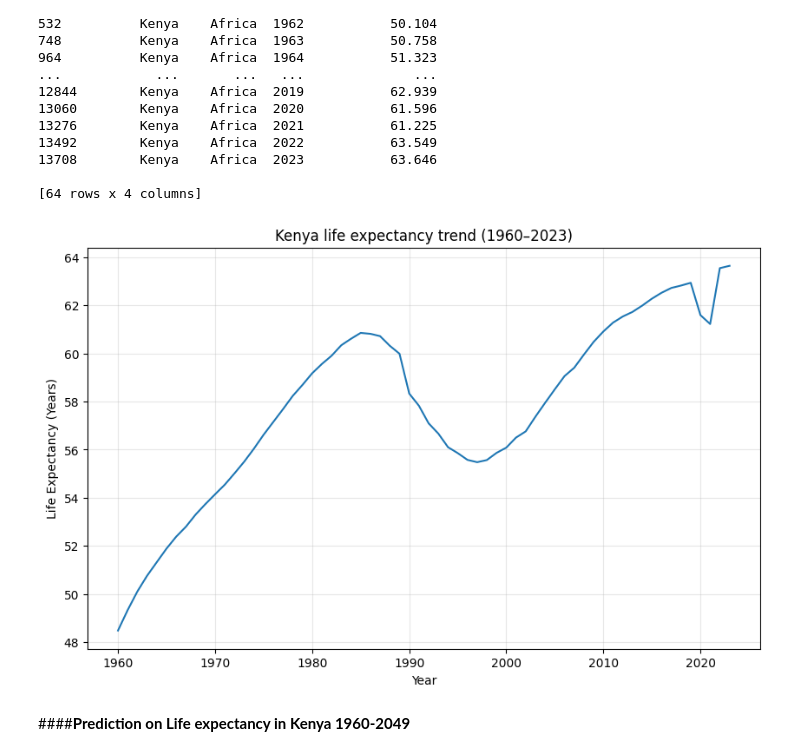
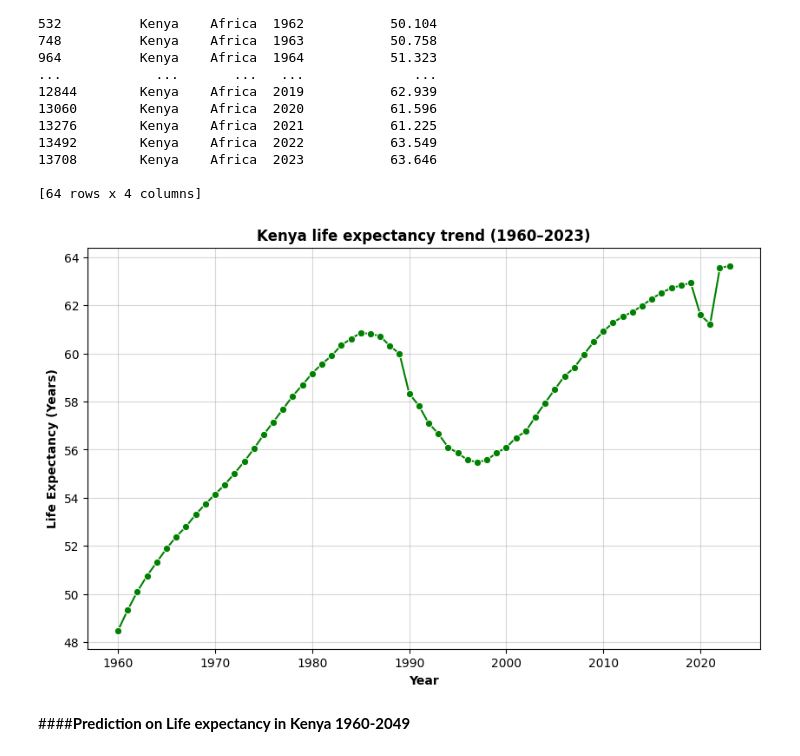
Before and after one commit to BrentOchieng/Global-Life-Expectancy-Trend-1960-2049, a Jupyter notebook: Global_Life_expectancy_Trends_(1960_2023).ipynb, the cells around one changed output. Cells and saved outputs as stored; diff of their text form; code cells hidden in the pictures.

```diff
--- a/Global_Life_expectancy_Trends_(1960_2023).ipynb
+++ b/Global_Life_expectancy_Trends_(1960_2023).ipynb
@@ -927,19 +919,15 @@ print(kenya_df)
 [64 rows x 4 columns]
 # %%
 plt.figure(figsize=(10, 6)) # Adjust figure size as needed
-sns.lineplot(
-    data=kenya_df,
-    x="Year",
-    y="Life Expectancy",
-)
+sns.lineplot(data=kenya_df,x="Year", y="Life Expectancy", marker='o', color='green')
 
-plt.title("Kenya life expectancy trend (1960–2023)")
-plt.xlabel("Year")
-plt.ylabel("Life Expectancy (Years)")
-plt.grid(True, alpha=0.3)
+plt.title("Kenya life expectancy trend (1960–2023)", fontweight='bold')
+plt.xlabel("Year", fontweight='bold')
+plt.ylabel("Life Expectancy (Years)", fontweight='bold')
+plt.grid(True, alpha=0.5)
 plt.show()
 # %% [output]
-[figure, old version]
+[figure, new version]
 # %% [markdown]
 ####**Prediction on Life expectancy in Kenya 1960-2049**
 # %% [markdown]
```
Also changed, not shown: parts of 76 cells of this notebook.
